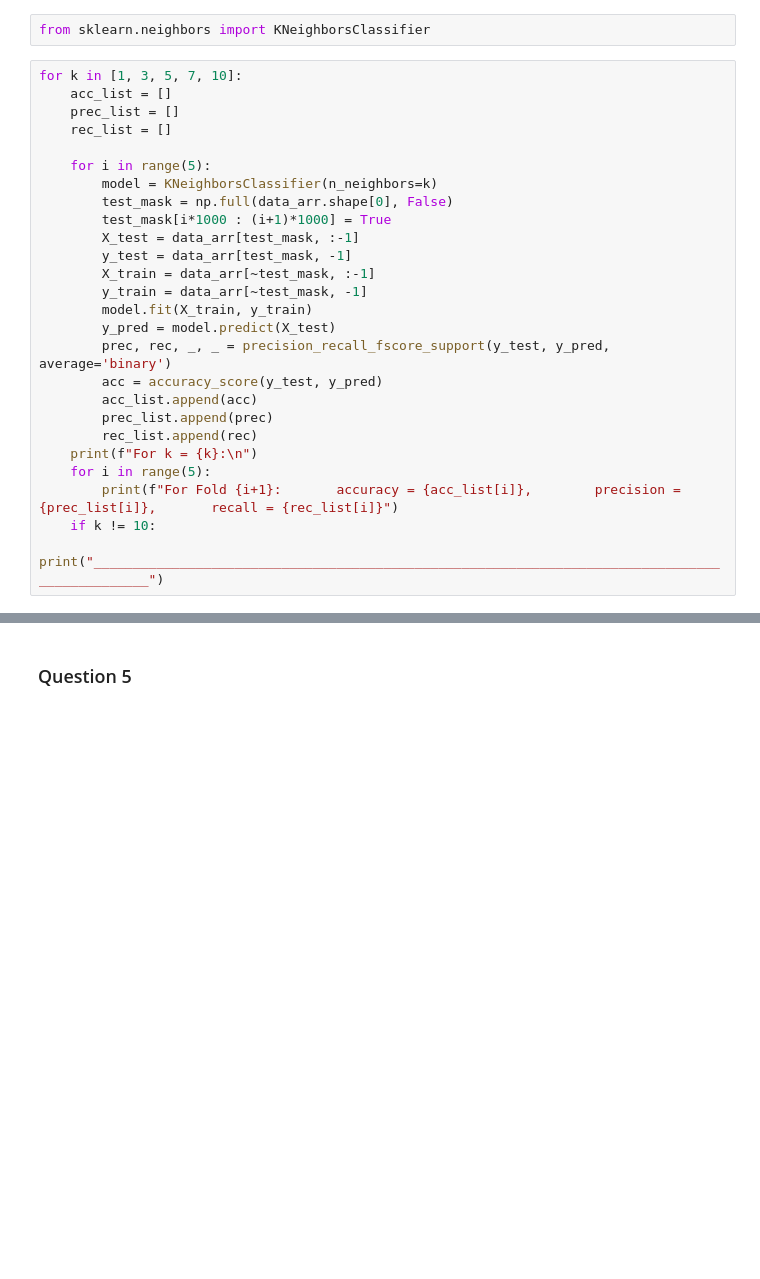
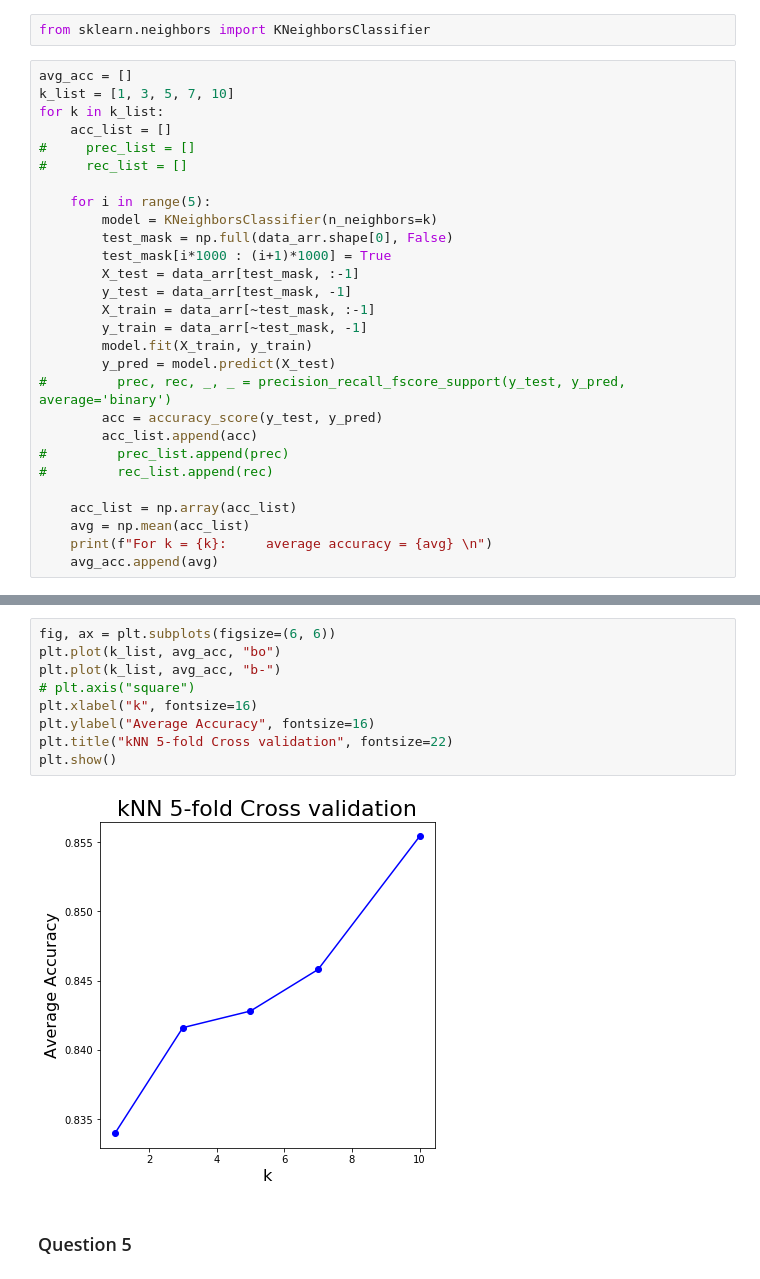
Before and after one commit to Fahad-Touseef/CS760_HW3, a Jupyter notebook: CS760_HW3.ipynb, the cells around one changed output, grey strips where cells are left out. Drawn from its saved outputs; the diff is of its cells as text; blank space fills up the shorter version.

```diff
--- a/CS760_HW3.ipynb
+++ b/CS760_HW3.ipynb
@@ -239,10 +239,12 @@ The from scratch implementation takes too long for the below code to execute (tr
 # %%
 from sklearn.neighbors import KNeighborsClassifier
 # %%
-for k in [1, 3, 5, 7, 10]:
+avg_acc = []
+k_list = [1, 3, 5, 7, 10]
+for k in k_list:
     acc_list = []
-    prec_list = []
-    rec_list = []
+#     prec_list = []
+#     rec_list = []
 
     for i in range(5):
         model = KNeighborsClassifier(n_neighbors=k)
@@ -254,14 +256,14 @@ for k in [1, 3, 5, 7, 10]:
         y_train = data_arr[~test_mask, -1]
         model.fit(X_train, y_train)
         y_pred = model.predict(X_test)
-        prec, rec, _, _ = precision_recall_fscore_support(y_test, y_pred, average='binary')
+#         prec, rec, _, _ = precision_recall_fscore_support(y_test, y_pred, average='binary')
         acc = accuracy_score(y_test, y_pred)
         acc_list.append(acc)
-        prec_list.append(prec)
-        rec_list.append(rec)
-    print(f"For k = {k}:\n")
-    for i in range(5):
-        print(f"For Fold {i+1}:       accuracy = {acc_list[i]},        precision = {prec_list[i]},       recall = {rec_list[i]}")
-    if k != 10:
-        print("______________________________________________________________________________________________")
+#         prec_list.append(prec)
+#         rec_list.append(rec)
+
+    acc_list = np.array(acc_list)
+    avg = np.mean(acc_list)
+    print(f"For k = {k}:     average accuracy = {avg} \n")
+    avg_acc.append(avg)
 # %% [output]
@@ -285,3 +279,14 @@ For Fold 5:       accuracy = 0.781,        precision = 0.6306306306306306,
+# %%
+fig, ax = plt.subplots(figsize=(6, 6))
+plt.plot(k_list, avg_acc, "bo")
+plt.plot(k_list, avg_acc, "b-")
+# plt.axis("square")
+plt.xlabel("k", fontsize=16)
+plt.ylabel("Average Accuracy", fontsize=16)
+plt.title("kNN 5-fold Cross validation", fontsize=22)
+plt.show()
+# %% [output]
+[figure, added]
 # %% [markdown]
 <h3>Question 5</h3>
 # %%
```
Also changed, not shown: parts of 1 cell of this notebook.
